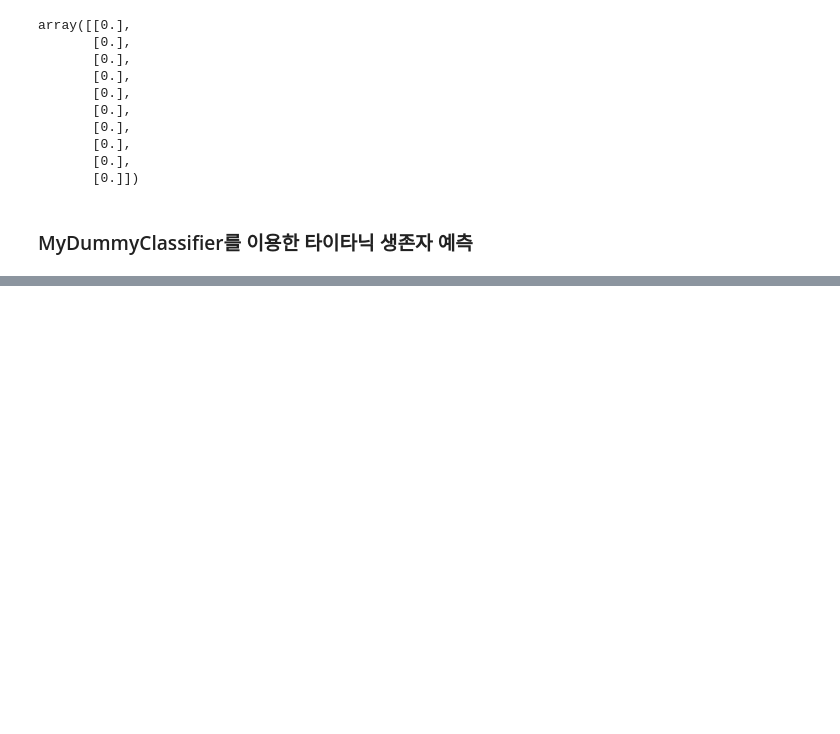
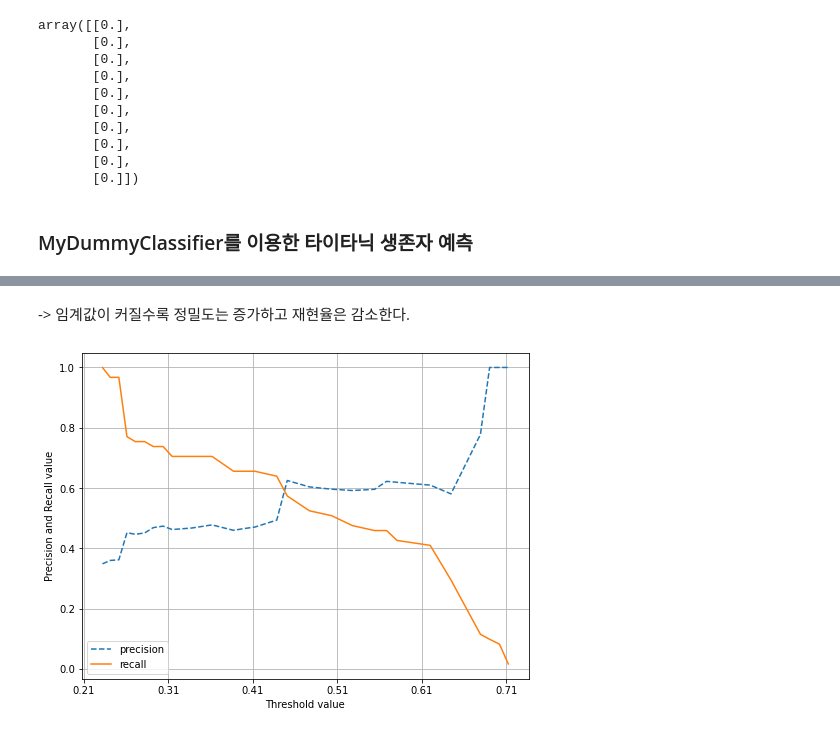
Before and after one commit to yejun-lee/Book_study, a Jupyter notebook: Python Machine Learning/03. 평가.ipynb, the cells around one changed output, grey strips where cells are left out. Saved outputs shown, nothing was run; the diff lists cells and outputs as text; code cells hidden in the pictures; blank space fills up the shorter version.

```diff
--- a/Python Machine Learning/03. 평가.ipynb
+++ b/Python Machine Learning/03. 평가.ipynb
@@ -79,0 +193,18 @@ NameError: name 'transform_features' is not defined
+# %%
+from sklearn.metrics import precision_recall_curve
+
+# 레이블 값이 1일 때의 예측확률을 추출
+pred_proba_class = lr_clf.predict_proba(X_test)[:, 1]
+
+# 실제값 데이터 세트와 레이블 값이 1일 때의 예측확률을 precision_recall_curve의 인자로 입력
+precisions, recalls, thresholds = precision_recall_curve(y_test, pred_proba_class)
+print('반환된 분류 결정 임곗값 배열의 shape :', thresholds.shape)
+
+# 반환된 임계값 배열 로우가 147건이므로 샘플로 10건만 추출하되, 임계값을 15step으로 추출
+thr_index = np.arange(0, thresholds.shape[0], 2)
+print('샘플 추출을 위한 임계값 배열의 index 10개 :', thr_index)
+print('샘플용 10개의 임계값 :', np.round(thresholds[thr_index], 2))
+
+# 15 step 단위로 추출된 임계값에 따른 정밀도와 재현율 값
+print('샘플 임계값 별 정밀도 :', np.round(precisions[thr_index], 3))
+print('샘플 임계값 별 재현율 :', np.round(recalls[thr_index], 3))
@@ -79,0 +219,2 @@ NameError: name 'transform_features' is not defined
+# %% [markdown]
+-> 임계값이 커질수록 정밀도는 증가하고 재현율은 감소한다.
@@ -79,0 +225,23 @@ NameError: name 'transform_features' is not defined
+# %%
+def precision_recall_curve_plot(y_test, pred_proba_c1):
+    # threshold ndarray와 이 threshold에 따른 정밀도, 재현율 ndarray 추출
+    precisions, recalls, thresholds = precision_recall_curve(y_test, pred_proba_c1)
+
+    # X축을 threshold 값으로, Y축은 정밀도, 재현율 값으로 각각 plot 수행. 정밀도는 점선으로 표시
+    plt.figure(figsize=(8,6), facecolor='white')
+    threshold_boundary = thresholds.shape[0]
+    plt.plot(thresholds, precisions[0:threshold_boundary], linestyle='--', label='precision')
+    plt.plot(thresholds, recalls[0:threshold_boundary], label='recall')
+
+    # threshold 값 X 축의 Scale을 0.1단위로 변경
+    start, end = plt.xlim()
+    plt.xticks(np.round(np.arange(start, end, 0.1), 2))
+
+    # x축, y축 label과 legend, 그리고 grid 설정
+    plt.xlabel('Threshold value'); plt.ylabel('Precision and Recall value')
+    plt.legend(); plt.grid()
+    plt.show()
+
+precision_recall_curve_plot(y_test, lr_clf.predict_proba(X_test)[:, 1])
+# %% [output]
+[figure, added]
```
Also changed, not shown: parts of 18 cells of this notebook.
